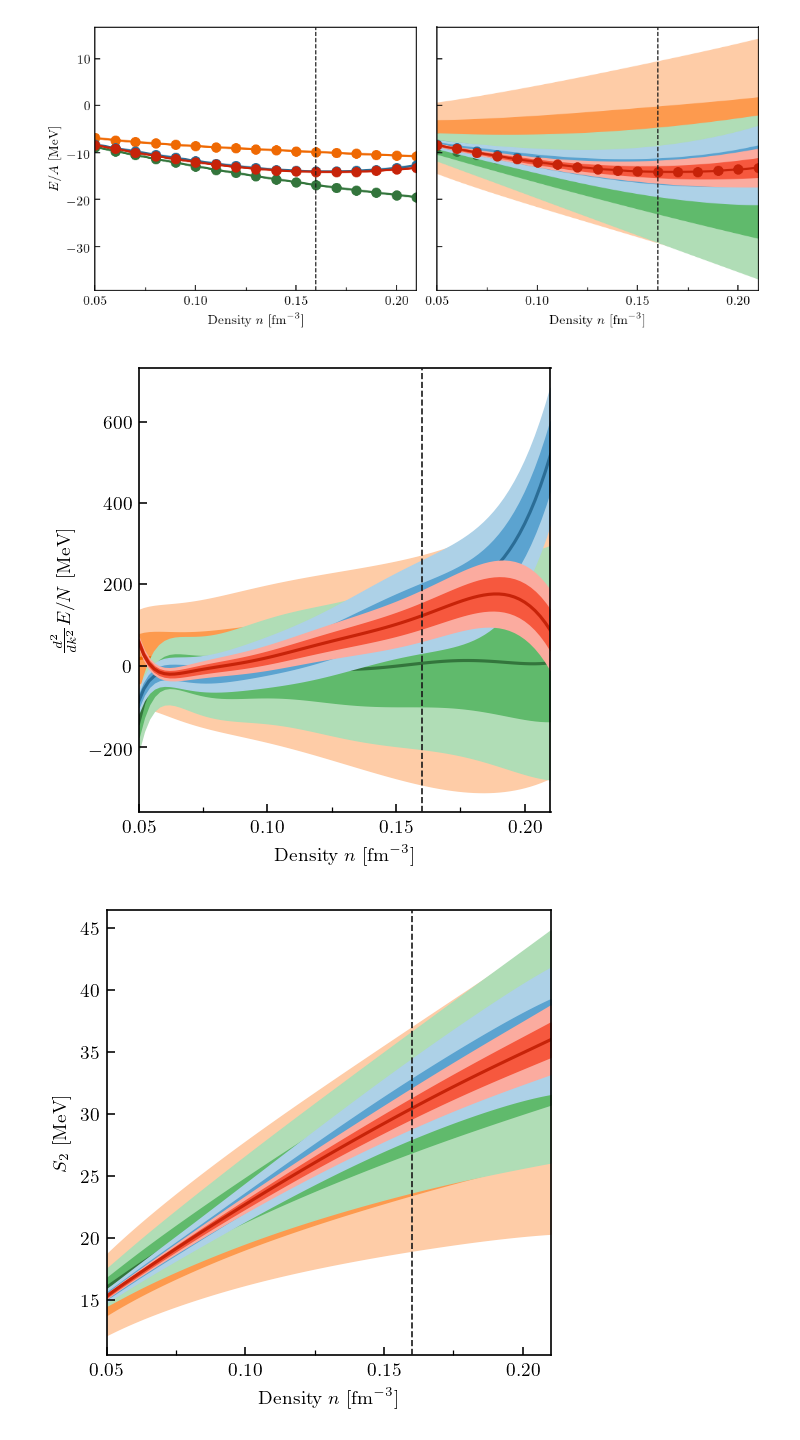
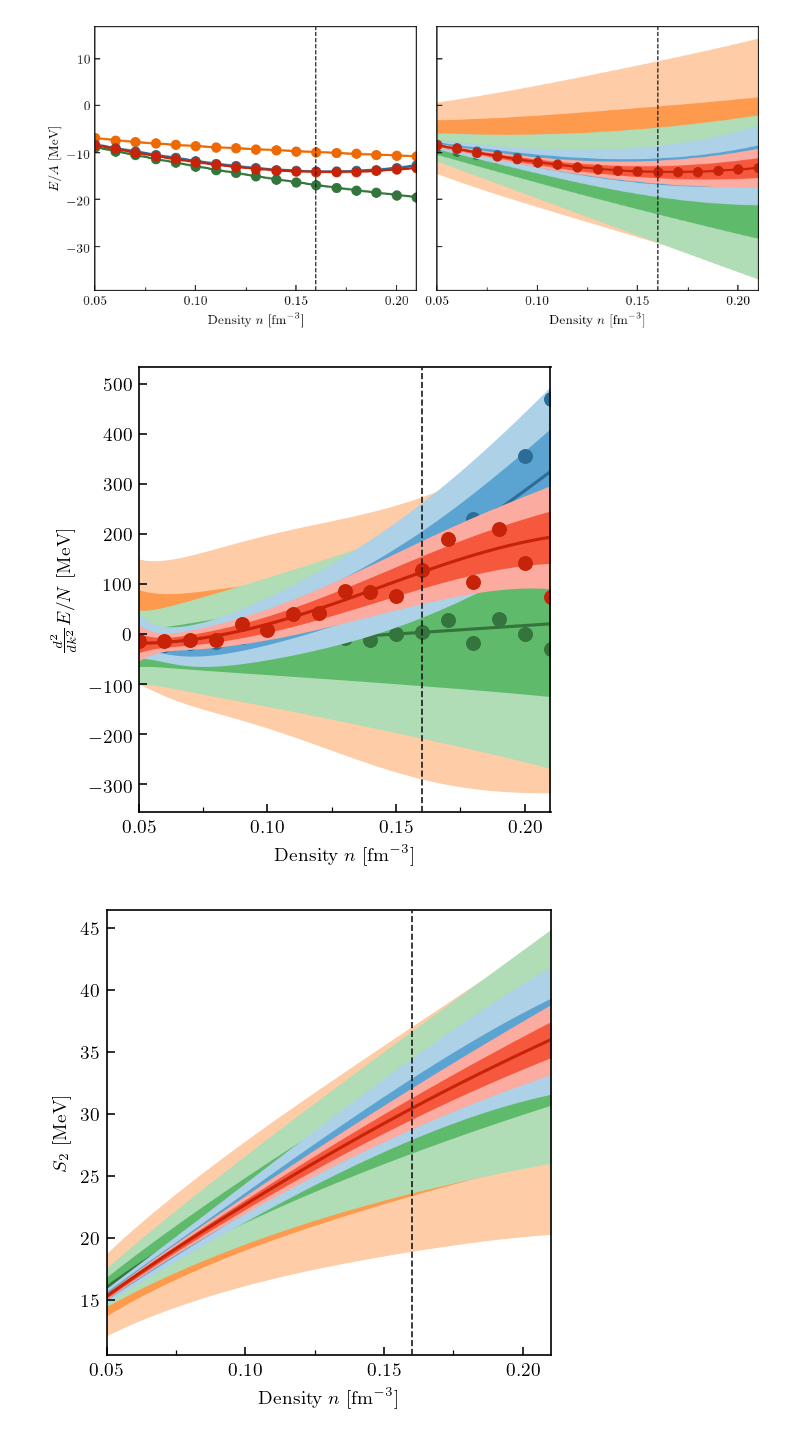
Before and after one commit to buqeye/nuclear-matter-convergence, a Jupyter notebook: analysis/derivatives-bands.ipynb, the cells around one changed output. Cells and saved outputs as stored; diff of their text form; code cells hidden in the pictures.

Commit message:
Added finite diffs and updated err_y

```diff
--- a/analysis/derivatives-bands.ipynb
+++ b/analysis/derivatives-bands.ipynb
@@ -453,7 +455,7 @@ obs_neutron = ObservableContainer(
     std=0.745,
     ls=0.783,
     breakdown=breakdown,
-    err_y=1e-5,
+    err_y=1e-2,
     derivs=[0, 1, 2],
 )
 
@@ -468,7 +470,7 @@ obs_nuclear = ObservableContainer(
     std=2.43,
     ls=0.404,
     breakdown=breakdown,
-    err_y=1e-5,
+    err_y=1e-2,
     derivs=[0, 1, 2],
 )
 
@@ -483,7 +485,7 @@ obs_sym_energy = ObservableContainer(
     std=0.7968,
     ls=0.371,
     breakdown=breakdown,
-    err_y=1e-5,
+    err_y=1e-2,
     derivs=[0, 1, 2],
 )
 
@@ -698,7 +700,10 @@ def plot_with_and_without_truncation(
     )
     return axes
 
-def plot_obs_vs_density(density, y, std, density_data=None, y_data=None, add_nsat=True, ax=None, zorder=None, c='k', **kwargs):
+def plot_obs_vs_density(
+    density, y, std, density_data=None, y_data=None, add_nsat=True, ax=None,
+    zorder=None, c='k', markersize=None, **kwargs
+):
     if ax is None:
         fig, ax = plt.subplots(1, 2, sharey=True, sharex=True, figsize=(7, 3))
     curve_plus_bands_plot(ax, density, y, std, zorder=zorder, c=c, **kwargs)
@@ -707,8 +712,8 @@ def plot_obs_vs_density(density, y, std, density_data=None, y_data=None, add_nsa
 
     if y_data is not None:
         c_marker = c if c is not None else 'k'
-        ax.plot(density_data, y_data, ls='', marker='o', c=c_marker, zorder=zorder)
-        ax.plot(density_data, y_data, ls='', marker='o', c=c_marker, zorder=zorder)
+        ax.plot(density_data, y_data, ls='', marker='o', c=c_marker, zorder=zorder, markersize=markersize)
+        ax.plot(density_data, y_data, ls='', marker='o', c=c_marker, zorder=zorder, markersize=markersize)
     if add_nsat:
         highlight_nsat(ax, zorder=10)
 
@@ -760,20 +765,22 @@ axes[0].set_ylabel(r'$E/A$ [MeV]');
 # %%
 fig, ax = plt.subplots(1, 1, sharey=True, sharex=True, figsize=(3.4, 3.4))
 for i, n in enumerate(orders):
     plot_obs_vs_density(
         density_all,
         obs_nuclear.get_pred(order=n, deriv=2),
         obs_nuclear.get_std(order=n, deriv=2, include_trunc=True),
         ax=ax,
         color_68=colors[i],
         color_95=light_colors[i],
         c=dark_colors[i],
         add_nsat=i==0,
-        zorder=i/10
+        zorder=i/10,
+        density_data=density,
+        y_data=obs_nuclear.finite_difference(order=n, deriv=2, wrt_kf=True),
     )
 ax.set_ylabel(r'$\frac{d^2}{dk^2} E/N$ [MeV]');
 # %% [output]
-[figure, old version]
+[figure, new version]
 # %%
 fig, ax = plt.subplots(1, 1, sharey=True, sharex=True, figsize=(3.4, 3.4))
 for i, n in enumerate(orders):
```
Also changed, not shown: parts of 22 cells of this notebook.
